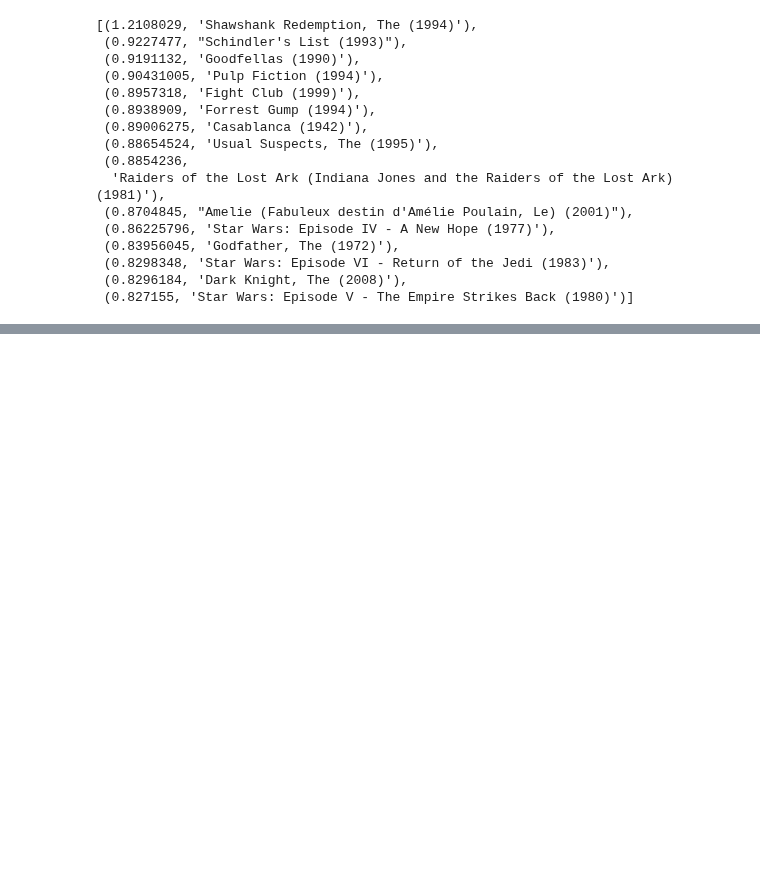
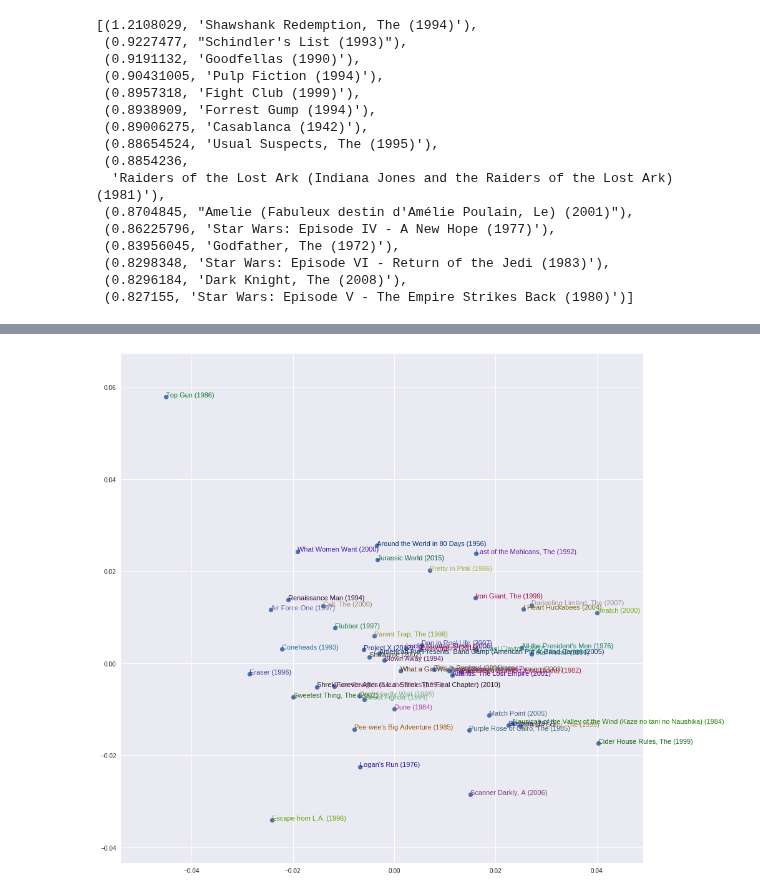
Before and after one commit to ssttv/ml-resources, a Jupyter notebook: fastai_dl5_movielens.ipynb, the cells around one changed output, grey strips where cells are left out. Cells and saved outputs as stored; diff of their text form; code cells hidden in the pictures; blank space fills up the shorter version.

```diff
--- a/fastai_dl5_movielens.ipynb
+++ b/fastai_dl5_movielens.ipynb
@@ -202,3 +202,6 @@ sorted(movie_ratings, key=lambda o: o[0], reverse=True)[:15]
  (0.8298348, 'Star Wars: Episode VI - Return of the Jedi (1983)'),
  (0.8296184, 'Dark Knight, The (2008)'),
  (0.827155, 'Star Wars: Episode V - The Empire Strikes Back (1980)')]
+# %%
+movie_emb = to_np(m.i(V(topMovieIdx)))
+movie_emb.shape
@@ -204,0 +210,4 @@ sorted(movie_ratings, key=lambda o: o[0], reverse=True)[:15]
+# %%
+from sklearn.decomposition import PCA
+pca = PCA(n_components=3)
+movie_pca = pca.fit(movie_emb.T).components_
@@ -204,0 +218,3 @@ sorted(movie_ratings, key=lambda o: o[0], reverse=True)[:15]
+# %%
+fac0 = movie_pca[0]
+movie_comp = [(f, movie_names[i]) for f,i in zip(fac0, topMovies)]
@@ -204,0 +248,3 @@ sorted(movie_ratings, key=lambda o: o[0], reverse=True)[:15]
+# %%
+fac1 = movie_pca[1]
+movie_comp = [(f, movie_names[i]) for f,i in zip(fac1, topMovies)]
@@ -204,0 +278,11 @@ sorted(movie_ratings, key=lambda o: o[0], reverse=True)[:15]
+# %%
+idxs = np.random.choice(len(topMovies), 50, replace=False)
+X = fac0[idxs]
+Y = fac1[idxs]
+plt.figure(figsize=(15,15))
+plt.scatter(X, Y)
+for i, x, y in zip(topMovies[idxs], X, Y):
+    plt.text(x,y,movie_names[i], color=np.random.rand(3)*0.7, fontsize=11)
+plt.show()
+# %% [output]
+[figure, added]
```
Also changed, not shown: parts of 6 cells of this notebook.
